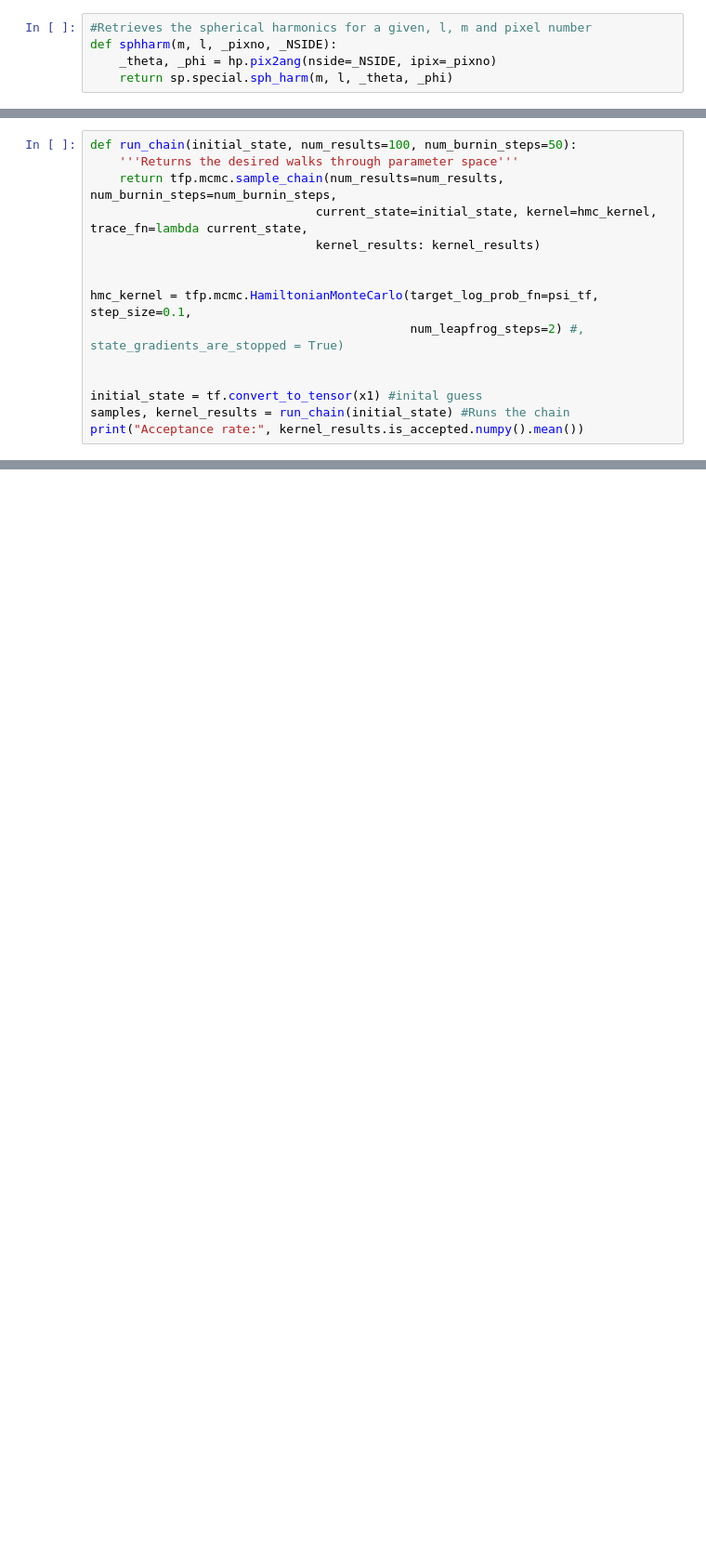
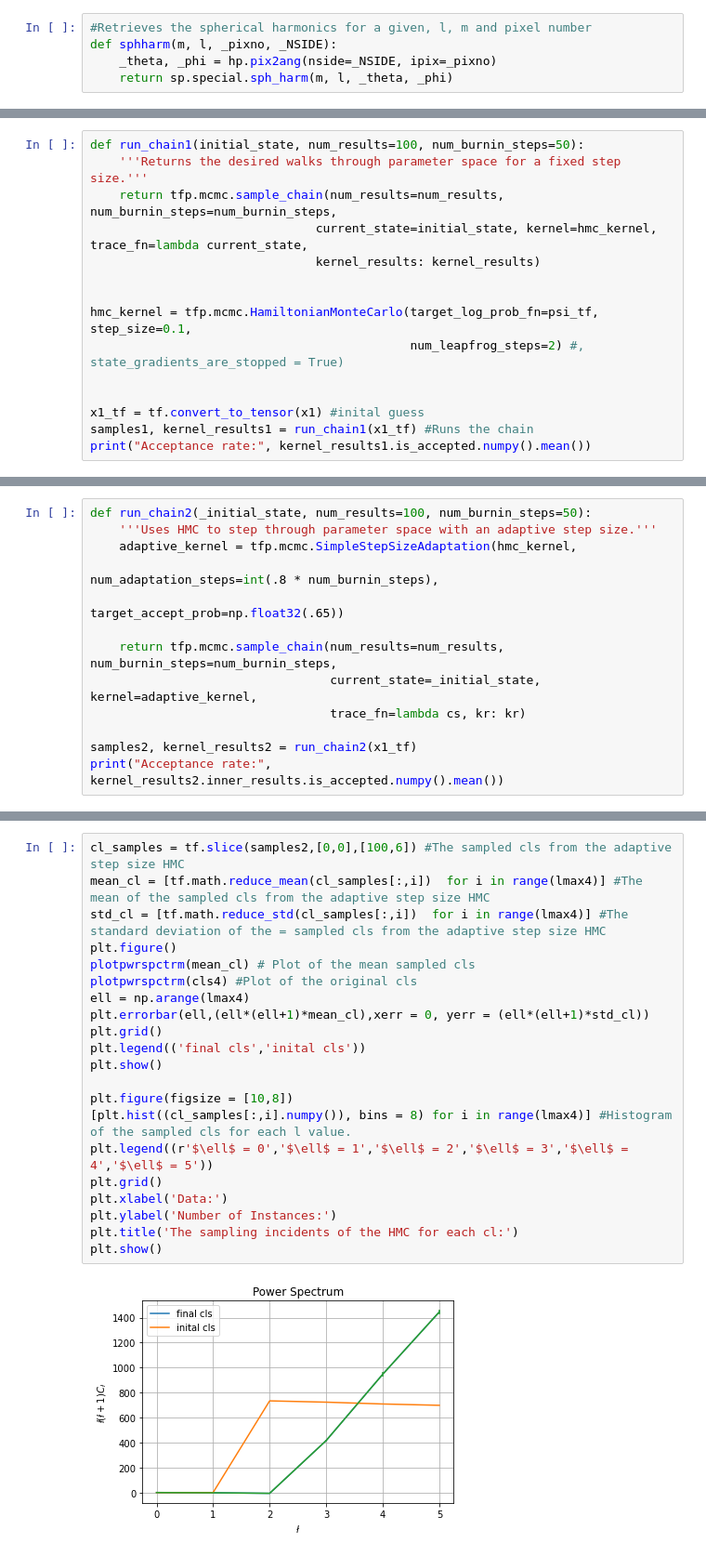
Before and after one commit to Oscar-Hickman/Cosmology-from-the-CMB-with-advanced-sampling-techniques, a Jupyter notebook: Main.ipynb, the cells around one changed output, grey strips where cells are left out. Shown at 93% size. Cells and saved outputs as stored; diff of their text form; blank space fills up the shorter version.

```diff
--- a/Main.ipynb
+++ b/Main.ipynb
@@ -457,8 +458,8 @@ def psi_tf(_params):
     print('psi =',_psi)
     return -_psi
 # %%
-def run_chain(initial_state, num_results=100, num_burnin_steps=50):
-    '''Returns the desired walks through parameter space'''
+def run_chain1(initial_state, num_results=100, num_burnin_steps=50):
+    '''Returns the desired walks through parameter space for a fixed step size.'''
     return tfp.mcmc.sample_chain(num_results=num_results, num_burnin_steps=num_burnin_steps,
                                current_state=initial_state, kernel=hmc_kernel, trace_fn=lambda current_state,
                                kernel_results: kernel_results)
@@ -468,7 +469,7 @@ hmc_kernel = tfp.mcmc.HamiltonianMonteCarlo(target_log_prob_fn=psi_tf, step_size
                                             num_leapfrog_steps=2) #, state_gradients_are_stopped = True)
 
 
-initial_state = tf.convert_to_tensor(x1) #inital guess
-samples, kernel_results = run_chain(initial_state) #Runs the chain
-print("Acceptance rate:", kernel_results.is_accepted.numpy().mean())
+x1_tf = tf.convert_to_tensor(x1) #inital guess
+samples1, kernel_results1 = run_chain1(x1_tf) #Runs the chain
+print("Acceptance rate:", kernel_results1.is_accepted.numpy().mean())
 # %% [output]
@@ -614,0 +493,13 @@ mean:-0.4902  stddev:0.7083  acceptance:0.5016
+# %%
+def run_chain2(_initial_state, num_results=100, num_burnin_steps=50):
+    '''Uses HMC to step through parameter space with an adaptive step size.'''
+    adaptive_kernel = tfp.mcmc.SimpleStepSizeAdaptation(hmc_kernel,
+                                                        num_adaptation_steps=int(.8 * num_burnin_steps),
+                                                        target_accept_prob=np.float32(.65))
+
+    return tfp.mcmc.sample_chain(num_results=num_results, num_burnin_steps=num_burnin_steps,
+                                 current_state=_initial_state, kernel=adaptive_kernel,
+                                 trace_fn=lambda cs, kr: kr)
+
+samples2, kernel_results2 = run_chain2(x1_tf)
+print("Acceptance rate:", kernel_results2.inner_results.is_accepted.numpy().mean())
@@ -614,0 +541,23 @@ mean:-0.4902  stddev:0.7083  acceptance:0.5016
+# %%
+cl_samples = tf.slice(samples2,[0,0],[100,6]) #The sampled cls from the adaptive step size HMC
+mean_cl = [tf.math.reduce_mean(cl_samples[:,i])  for i in range(lmax4)] #The mean of the sampled cls from the adaptive step size HMC
+std_cl = [tf.math.reduce_std(cl_samples[:,i])  for i in range(lmax4)] #The standard deviation of the = sampled cls from the adaptive step size HMC
+plt.figure()
+plotpwrspctrm(mean_cl) # Plot of the mean sampled cls
+plotpwrspctrm(cls4) #Plot of the original cls
+ell = np.arange(lmax4)
+plt.errorbar(ell,(ell*(ell+1)*mean_cl),xerr = 0, yerr = (ell*(ell+1)*std_cl))
+plt.grid()
+plt.legend(('final cls','inital cls'))
+plt.show()
+
+plt.figure(figsize = [10,8])
+[plt.hist((cl_samples[:,i].numpy()), bins = 8) for i in range(lmax4)] #Histogram of the sampled cls for each l value.
+plt.legend((r'$\ell$ = 0','$\ell$ = 1','$\ell$ = 2','$\ell$ = 3','$\ell$ = 4','$\ell$ = 5'))
+plt.grid()
+plt.xlabel('Data:')
+plt.ylabel('Number of Instances:')
+plt.title('The sampling incidents of the HMC for each cl:')
+plt.show()
+# %% [output]
+[figure, added]
```
Also changed, not shown: parts of 25 cells of this notebook.
